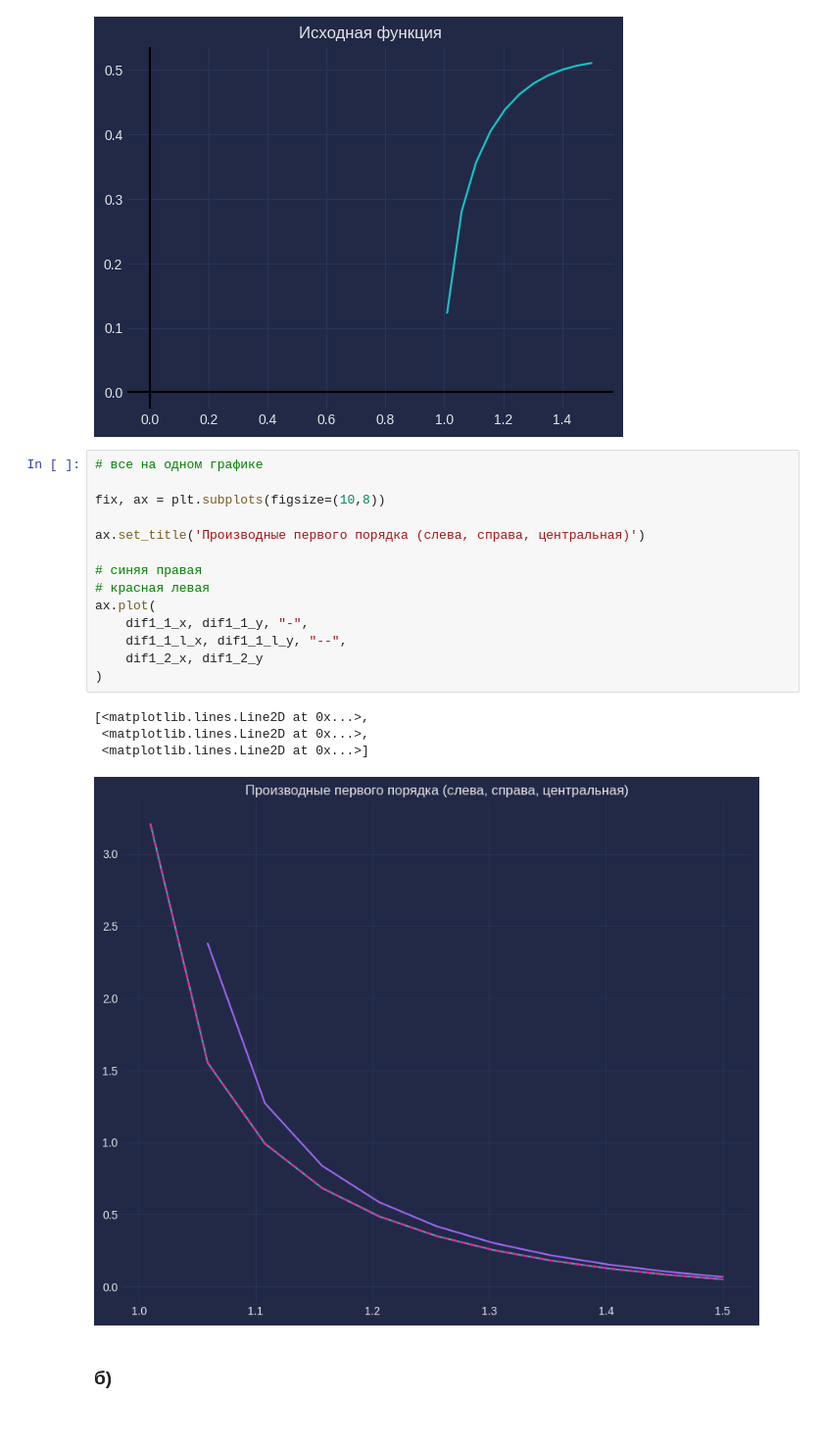
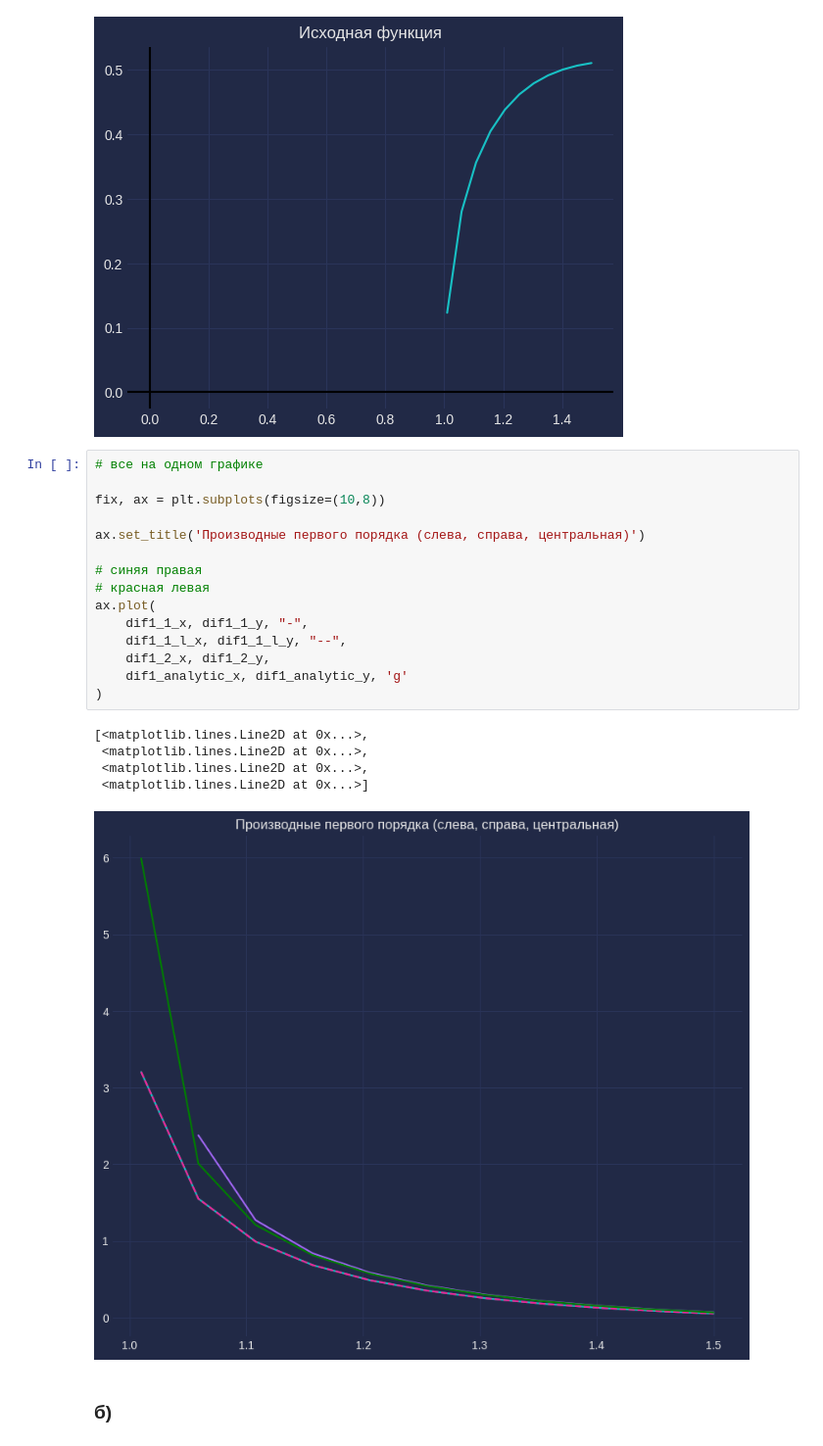
Before and after one commit to lukovkin-a-volsu/lab-sem4-numerical-methods, a Jupyter notebook: Laboratory-Report-1/lab_sem4_numerical_methods_1.ipynb, the cells around one changed output. Shown: that part at 98% size. Drawn from its saved outputs; the diff is of its cells as text.

```diff
--- a/Laboratory-Report-1/lab_sem4_numerical_methods_1.ipynb
+++ b/Laboratory-Report-1/lab_sem4_numerical_methods_1.ipynb
@@ -162,22 +162,24 @@ ax.plot(f_x, f_y)
 # %%
 # все на одном графике
 
 fix, ax = plt.subplots(figsize=(10,8))
 
 ax.set_title('Производные первого порядка (слева, справа, центральная)')
 
 # синяя правая
 # красная левая
 ax.plot(
     dif1_1_x, dif1_1_y, "-",
     dif1_1_l_x, dif1_1_l_y, "--",
-    dif1_2_x, dif1_2_y
+    dif1_2_x, dif1_2_y,
+    dif1_analytic_x, dif1_analytic_y, 'g'
 )
 # %% [output]
 [<matplotlib.lines.Line2D at 0x...>,
  <matplotlib.lines.Line2D at 0x...>,
+ <matplotlib.lines.Line2D at 0x...>,
  <matplotlib.lines.Line2D at 0x...>]
-[figure, old version]
+[figure, new version]
 # %% [markdown]
 ### б)
 # %%
```
Also changed, not shown: parts of 4 cells of this notebook.
